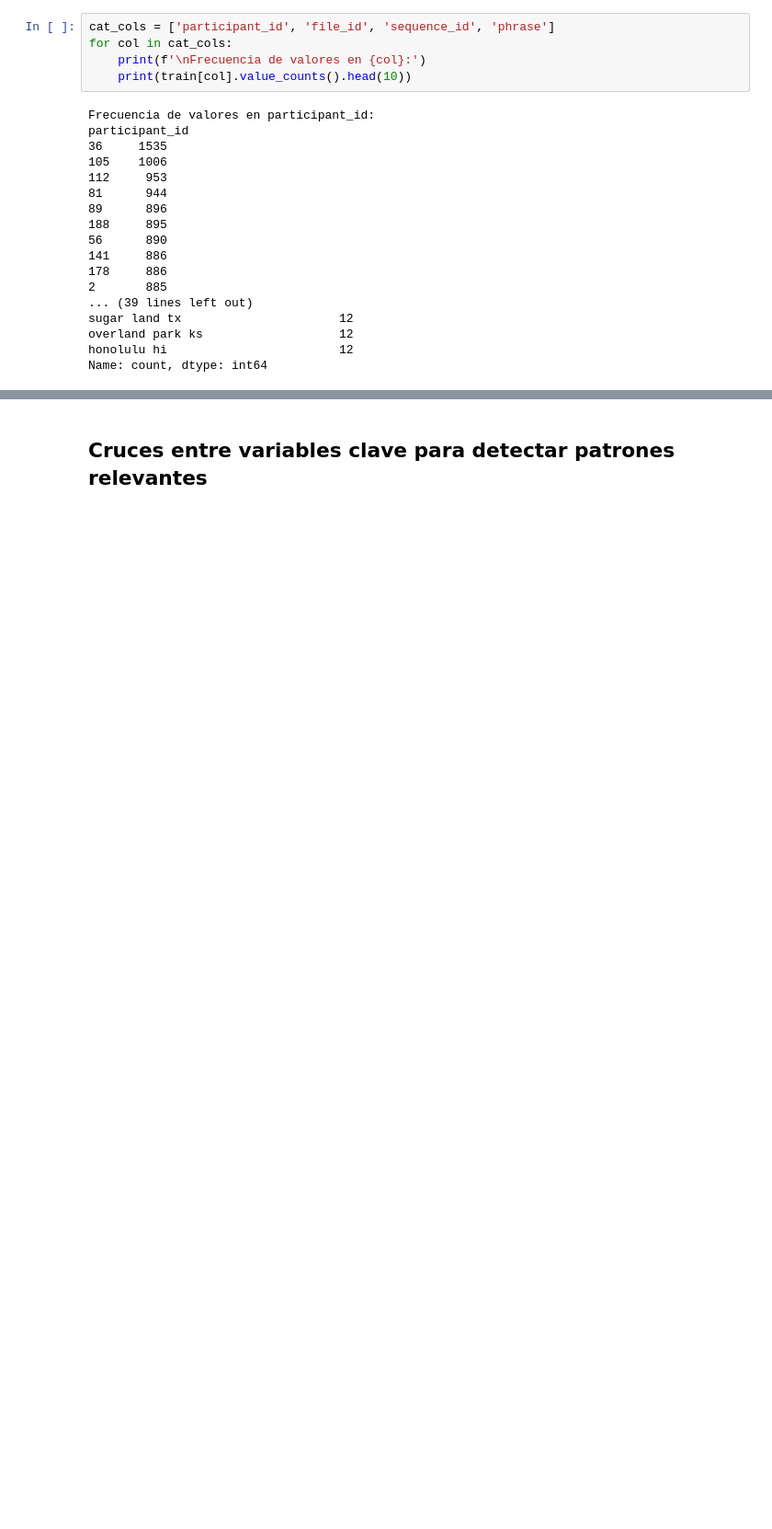
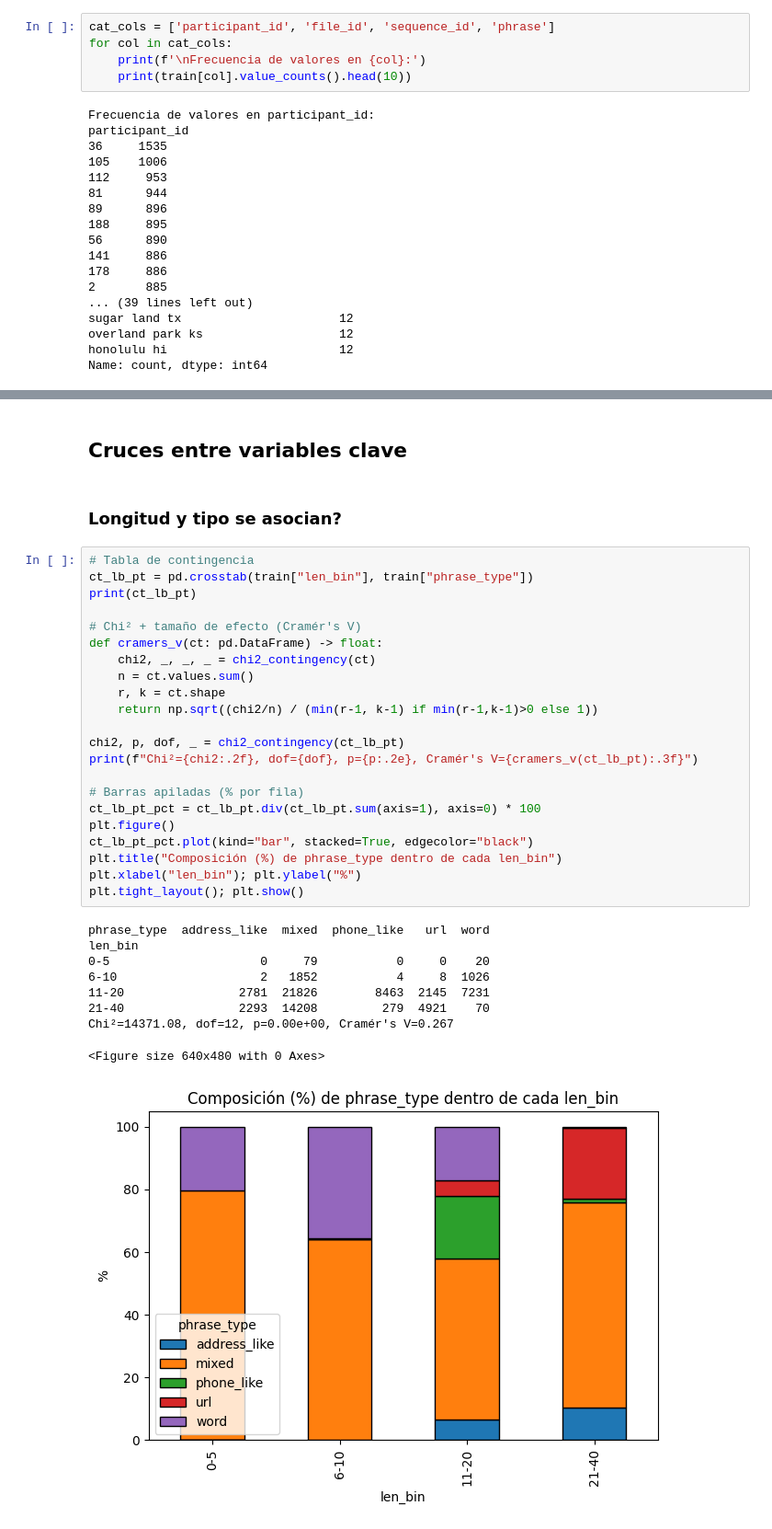
Before and after one commit to alee2602/PROYECTO2-DS, a Jupyter notebook: proyecto.ipynb, the cells around one changed output, grey strips where cells are left out. Shown at 92% size. Cells and saved outputs as stored; diff of their text form; blank space fills up the shorter version.

```diff
--- a/proyecto.ipynb
+++ b/proyecto.ipynb
@@ -188,2 +217,36 @@ Chi²=14371.08, p=0, dof=12
 # %% [markdown]
-## Cruces entre variables clave para detectar patrones relevantes
+## Cruces entre variables clave
+# %% [markdown]
+### Longitud y tipo se asocian?
+# %%
+# Tabla de contingencia
+ct_lb_pt = pd.crosstab(train["len_bin"], train["phrase_type"])
+print(ct_lb_pt)
+
+# Chi² + tamaño de efecto (Cramér's V)
+def cramers_v(ct: pd.DataFrame) -> float:
+    chi2, _, _, _ = chi2_contingency(ct)
+    n = ct.values.sum()
+    r, k = ct.shape
+    return np.sqrt((chi2/n) / (min(r-1, k-1) if min(r-1,k-1)>0 else 1))
+
+chi2, p, dof, _ = chi2_contingency(ct_lb_pt)
+print(f"Chi²={chi2:.2f}, dof={dof}, p={p:.2e}, Cramér's V={cramers_v(ct_lb_pt):.3f}")
+
+# Barras apiladas (% por fila)
+ct_lb_pt_pct = ct_lb_pt.div(ct_lb_pt.sum(axis=1), axis=0) * 100
+plt.figure()
+ct_lb_pt_pct.plot(kind="bar", stacked=True, edgecolor="black")
+plt.title("Composición (%) de phrase_type dentro de cada len_bin")
+plt.xlabel("len_bin"); plt.ylabel("%")
+plt.tight_layout(); plt.show()
+# %% [output]
+phrase_type  address_like  mixed  phone_like   url  word
+len_bin
+0-5                     0     79           0     0    20
+6-10                    2   1852           4     8  1026
+11-20                2781  21826        8463  2145  7231
+21-40                2293  14208         279  4921    70
+Chi²=14371.08, dof=12, p=0.00e+00, Cramér's V=0.267
+<Figure size 640x480 with 0 Axes>
+[figure, added]
```
Also changed, not shown: parts of 22 cells of this notebook.
